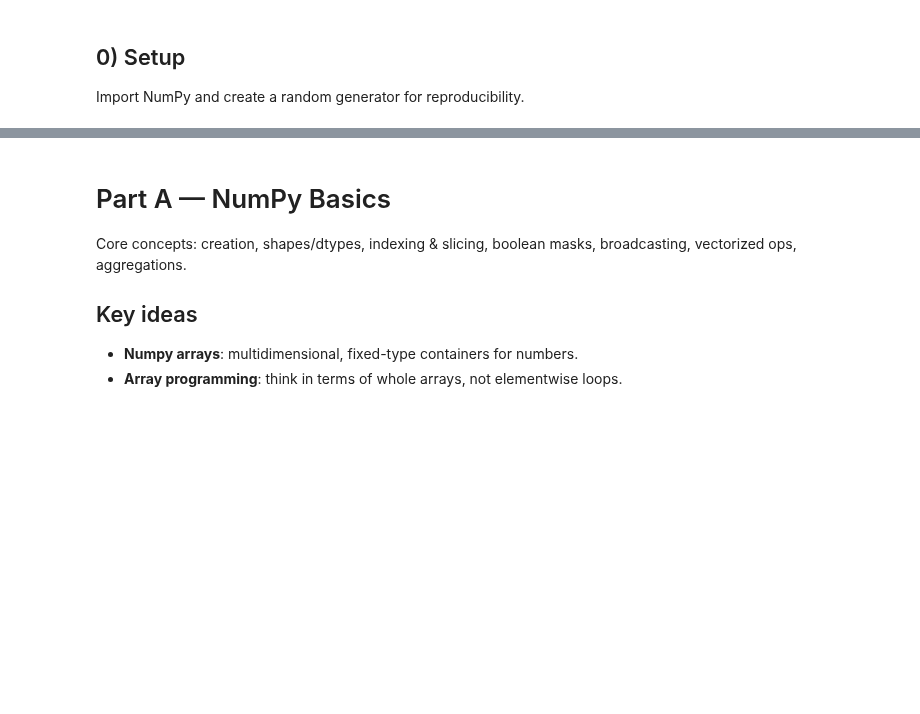
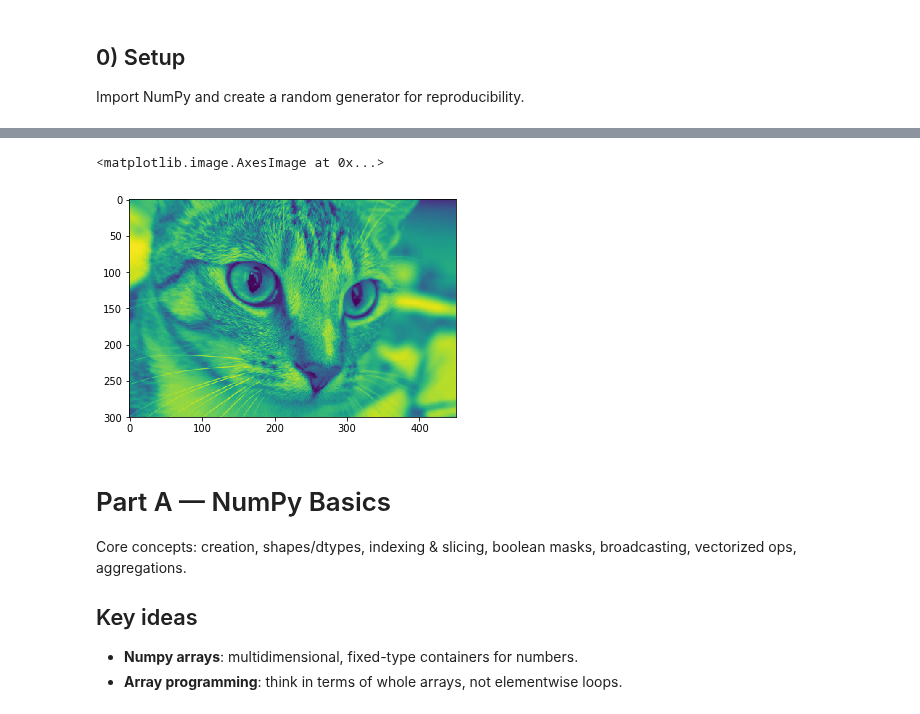
Before and after one commit to ffraile/computer_science_tutorials, a Jupyter notebook: source/Applied Mathematics/class notes/Intro_to_NumPy_and_Linear_Algebra_follow_along.ipynb, the cells around one changed output, grey strips where cells are left out. Drawn from its saved outputs; the diff is of its cells as text; code cells hidden in the pictures; blank space fills up the shorter version.

```diff
--- a/source/Applied Mathematics/class notes/Intro_to_NumPy_and_Linear_Algebra_follow_along.ipynb
+++ b/source/Applied Mathematics/class notes/Intro_to_NumPy_and_Linear_Algebra_follow_along.ipynb
@@ -18,3 +33,11 @@ _
+# %%
+
+weights = np.array([[0.2126], [0.7152], [0.0722] ]) # Y=0.2126R+0.7152G+0.0722B
+luminance = cat @ weights
+plt.imshow(luminance.squeeze())
+# %% [output]
+<matplotlib.image.AxesImage at 0x...>
+[figure, added]
 # %% [markdown]
 # Part A — NumPy Basics
 
```
Also changed, not shown: parts of 4 cells of this notebook, 1 other file.
